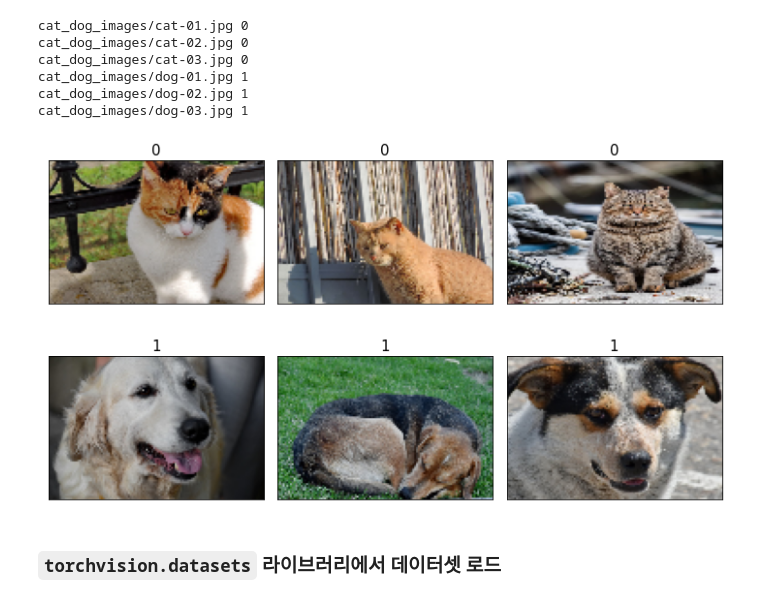
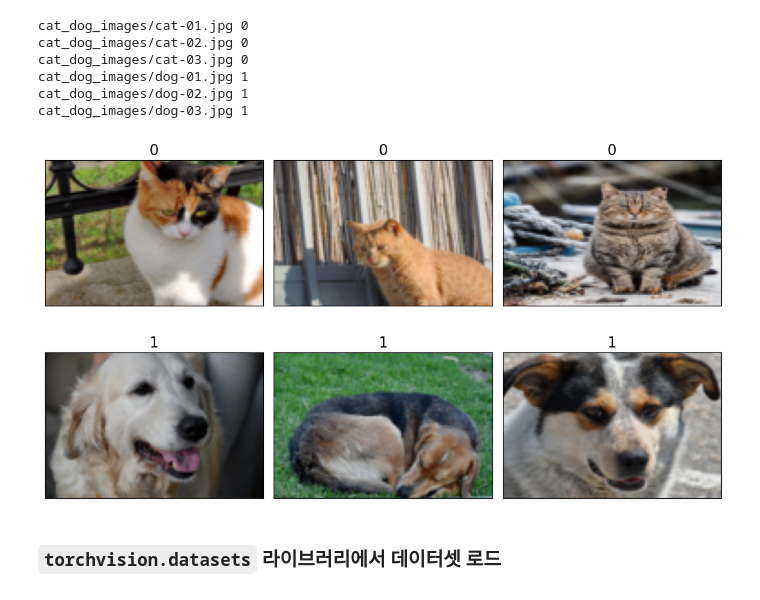
Before and after one commit to rickiepark/ml-with-pytorch, a Jupyter notebook: ch12/ch12_part1.ipynb, the cells around one changed output. Saved outputs shown, nothing was run; the diff lists cells and outputs as text; code cells hidden in the pictures.

```diff
--- a/ch12/ch12_part1.ipynb
+++ b/ch12/ch12_part1.ipynb
@@ -438,23 +471,25 @@ img_height, img_width = 80, 120
 
 transform = transforms.Compose([
     transforms.ToTensor(),
-    transforms.Resize((img_height, img_width)),
+    transforms.Resize((img_height, img_width), antialias=True),
 ])
 
 image_dataset = ImageDataset(file_list, labels, transform)
 # %%
 fig = plt.figure(figsize=(10, 6))
 for i, example in enumerate(image_dataset):
     ax = fig.add_subplot(2, 3, i+1)
     ax.set_xticks([]); ax.set_yticks([])
-    ax.imshow(example[0].numpy().transpose((1, 2, 0)))
+    # 부동소숫점 오차 때문에 픽셀값이 0~1 사이가 아니라는 맷플롯립의 경고를 제거하기 위해
+    # 255를 곱한다음 uint8로 캐스팅합니다.
+    ax.imshow((example[0].numpy().transpose((1, 2, 0))*255).astype(np.uint8))
     ax.set_title(f'{example[1]}', size=15)
 
 plt.tight_layout()
-plt.savefig('figures/12_04.pdf')
+# plt.savefig('figures/12_04.pdf')
 plt.show()
 # %% [output]
-[figure, old version]
+[figure, new version]
 # %% [markdown]
 ### `torchvision.datasets` 라이브러리에서 데이터셋 로드
 # %%
```
Also changed, not shown: parts of 19 cells of this notebook.
